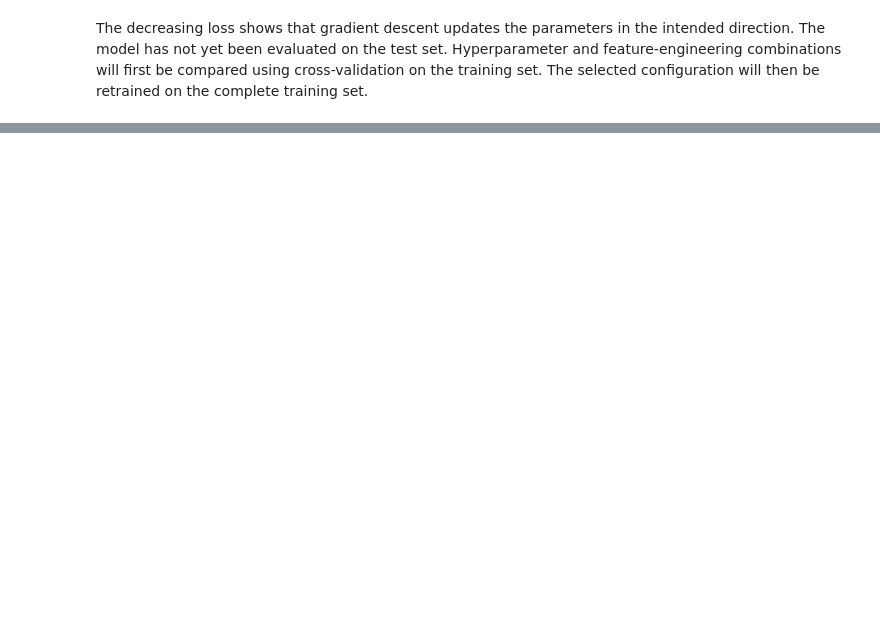
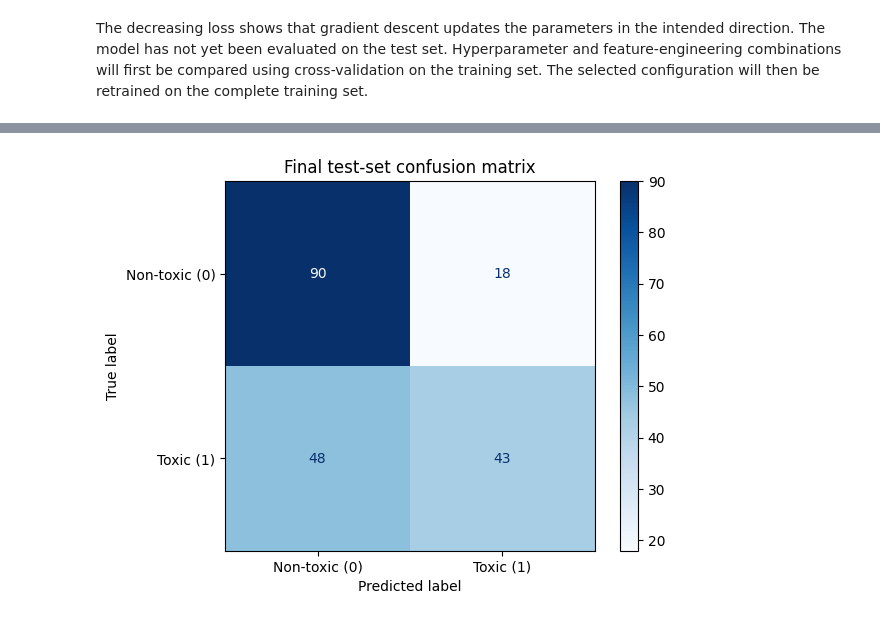
Before and after one commit to PROEESH/ISR-DS, a Jupyter notebook: youtube_toxicity_classification.ipynb, the cells around one changed output, grey strips where cells are left out. Drawn from its saved outputs; the diff is of its cells as text; code cells hidden in the pictures; blank space fills up the shorter version.

```diff
--- a/youtube_toxicity_classification.ipynb
+++ b/youtube_toxicity_classification.ipynb
@@ -460,0 +948,14 @@ The decreasing loss shows that gradient descent updates the parameters in the in
+# %%
+final_test_text = final_preprocessor.transform(test_df["Text"])
+X_final_test = final_vectorizer.transform(final_test_text)
+
+test_toxic_probabilities = final_model.predict_proba(X_final_test)[:, 1]
+test_predictions = final_model.predict(X_final_test)
+
+assert X_final_test.shape[0] == len(test_df)
+assert X_final_test.shape[1] == X_final_train.shape[1]
+assert len(test_predictions) == len(test_df)
+assert set(np.unique(test_predictions)).issubset({0, 1})
+
+print("Test examples processed:", X_final_test.shape[0])
+print("Number of features per example:", X_final_test.shape[1])
@@ -460,0 +1063,18 @@ The decreasing loss shows that gradient descent updates the parameters in the in
+# %%
+from sklearn.metrics import ConfusionMatrixDisplay, confusion_matrix
+
+final_confusion_matrix = confusion_matrix(
+    test_df["IsToxic"],
+    test_predictions,
+    labels=[0, 1],
+)
+
+confusion_display = ConfusionMatrixDisplay(
+    confusion_matrix=final_confusion_matrix,
+    display_labels=["Non-toxic (0)", "Toxic (1)"],
+)
+confusion_display.plot(cmap="Blues", values_format="d")
+plt.title("Final test-set confusion matrix")
+plt.show()
+# %% [output]
+[figure, added]
```
Also changed, not shown: parts of 46 cells of this notebook.
